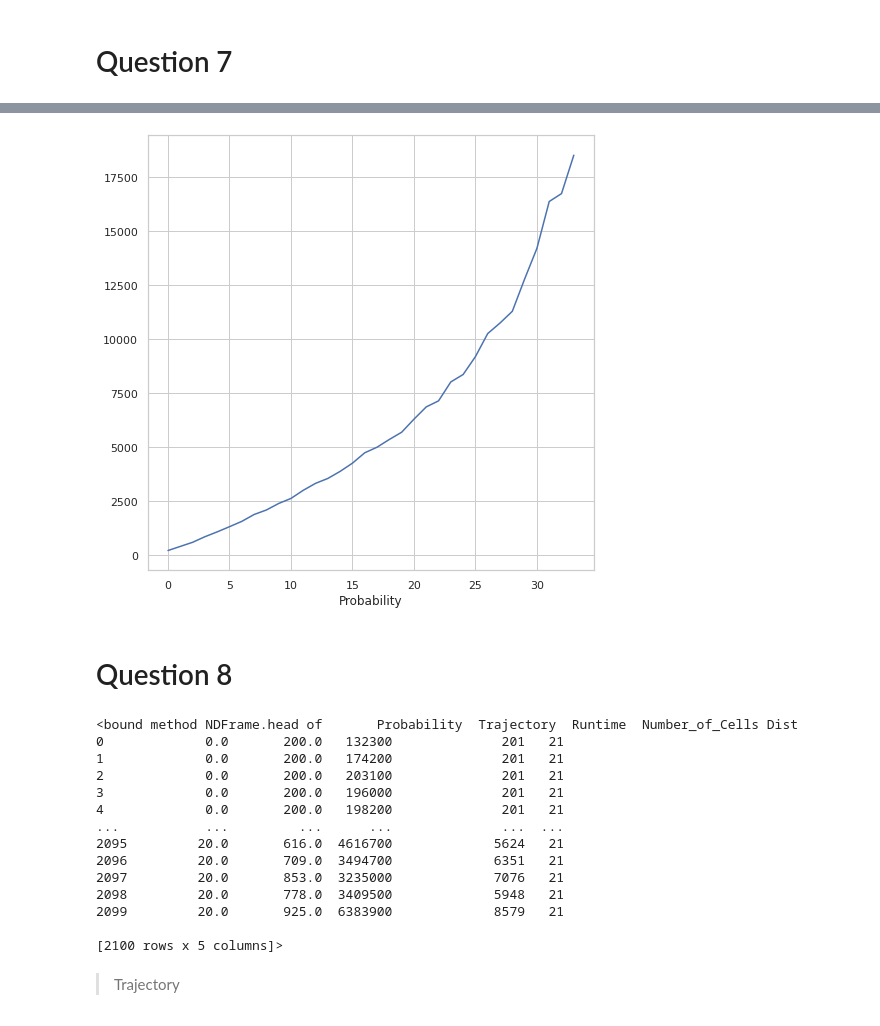
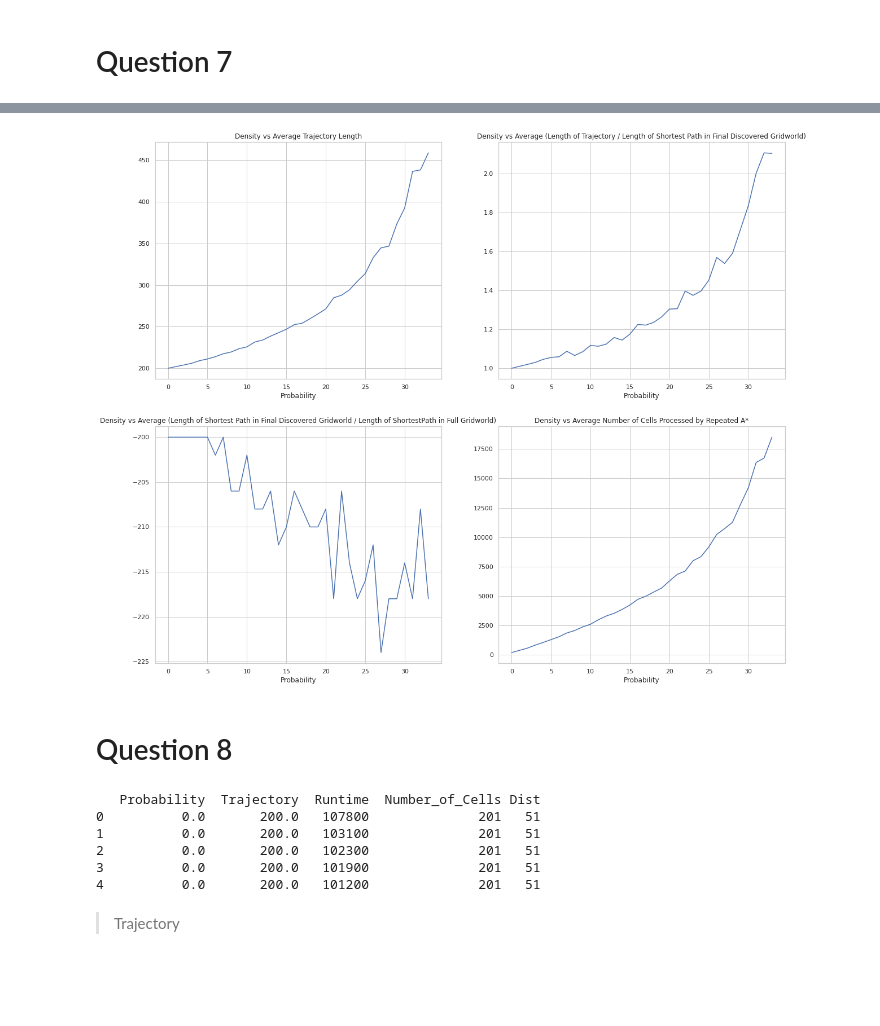
Before and after one commit to yuju1998/A-Search-520, a Jupyter notebook: Data/Plots-and-Analysis/Voyage_to_the_Unknown.ipynb, the cells around one changed output, grey strips where cells are left out. Cells and saved outputs as stored; diff of their text form; code cells hidden in the pictures; blank space fills up the shorter version.

```diff
--- a/Data/Plots-and-Analysis/Voyage_to_the_Unknown.ipynb
+++ b/Data/Plots-and-Analysis/Voyage_to_the_Unknown.ipynb
@@ -158,16 +123,42 @@ q7_3_line = sns.lineplot(data=q7_3_shortest_d, x='Probability', y=q7_3_shortest_
-# %%
-q7_4_mean = q7_dt.groupby(['Probability'])['Number_of_Cells'].mean()
-plt.figure(figsize=(8, 8))
-q7_4_line = sns.lineplot(data=q7_4_mean, x='Probability', y=q7_4_mean.values)
-# %% [output]
-[figure, removed]
+# %%
+# Density vs Average Trajectory Length
+q7_1_mean = q7_dt.groupby(['Probability'])['Trajectory'].mean()
+plt.figure(figsize=(20, 17))
+plt.subplot(2, 2, 1)
+plt.title("Density vs Average Trajectory Length")
+q7_1_line = sns.lineplot(data=q7_1_mean, x='Probability', y=q7_1_mean.values)
+
+# Density vs Average (Length of Trajectory / Length of Shortest Path in Final Discovered Gridworld)
+q7_2 = pd.concat([q7['Probability'], q7['Path Length (Repeated A*'].rename('Trajectory')], axis=1)
+q7_2_shortest = q7_dt.groupby(['Probability'])['Discovered'].quantile([0])
+q7_2_mean = q7_2.groupby(['Probability'])['Trajectory'].mean()
+#print(q7_2_mean, q7_2_shortest.values, q7_2_mean/q7_2_shortest.values)
+plt.subplot(2, 2, 2)
+plt.title("Density vs Average (Length of Trajectory / Length of Shortest Path in Final Discovered Gridworld)")
+q7_2_line = sns.lineplot(data=q7_2_mean, x='Probability', y=q7_2_mean.values/q7_2_shortest.values)
+
+# Density vs Average (Length of Shortest Path in Final Discovered Gridworld / Length of ShortestPath in Full Gridworld)
+q7_3_shortest_d = q7_dt.groupby(['Probability'])['Discovered'].quantile([0])
+q7_3_shortest_f = q7_dt.groupby(['Probability'])['Full'].quantile([0])
+#print(q7_3_shortest_d.values, '\n', q7_3_shortest_f.values, '\n', )
+plt.subplot(2, 2, 3)
+plt.title("Density vs Average (Length of Shortest Path in Final Discovered Gridworld / Length of ShortestPath in Full Gridworld)")
+q7_3_line = sns.lineplot(data=q7_3_shortest_d, x='Probability', y=q7_3_shortest_d.values/q7_3_shortest_f.values)
+
+# Density vs Average Number of Cells Processed by Repeated A*
+q7_4_mean = q7_dt.groupby(['Probability'])['Number_of_Cells'].mean()
+plt.subplot(2, 2, 4)
+plt.title("Density vs Average Number of Cells Processed by Repeated A*")
+q7_4_line = sns.lineplot(data=q7_4_mean, x='Probability', y=q7_4_mean.values)
+# %% [output]
+[figure, added]
 # %% [markdown]
 # Question 8
 # %%
 q8_dt_ls = []
-for i in range(12,22):
+for i in range(12,23):
   q8_dt_ls.append(pd.read_csv(path + "/" + files[i]))
-q8_dist = ['1', '11', '16', '21', '26', '31', '36', '41', '46', '51']
+q8_dist = ['1', '11', '16', '21', '26', '31', '36', '41', '46', '51', '16']
 for i in range(len(q8_dt_ls)):
   q8_dt_ls[i] = pd.concat([
                q8_dt_ls[i]['Probability'],
@@ -176,22 +167,16 @@ for i in range(len(q8_dt_ls)):
                q8_dt_ls[i]['Number of Cells Processed'].rename("Number_of_Cells")
                ], axis=1)
   q8_dt_ls[i]['Dist'] = q8_dist[i]
-print(q8_dt_ls[3].head)
+q8_dt_ls.insert(1, q8_dt_ls[len(q8_dt_ls)-1])
+del q8_dt_ls[len(q8_dt_ls)-1]
+print(q8_dt_ls[10].head())
 # %% [output]
-<bound method NDFrame.head of       Probability  Trajectory  Runtime  Number_of_Cells Dist
-0             0.0       200.0   132300              201   21
-1             0.0       200.0   174200              201   21
-2             0.0       200.0   203100              201   21
-3             0.0       200.0   196000              201   21
-4             0.0       200.0   198200              201   21
-...           ...         ...      ...              ...  ...
-2095         20.0       616.0  4616700             5624   21
-2096         20.0       709.0  3494700             6351   21
-2097         20.0       853.0  3235000             7076   21
-2098         20.0       778.0  3409500             5948   21
-2099         20.0       925.0  6383900             8579   21
-
-[2100 rows x 5 columns]>
+   Probability  Trajectory  Runtime  Number_of_Cells Dist
+0          0.0       200.0   107800              201   51
+1          0.0       200.0   103100              201   51
+2          0.0       200.0   102300              201   51
+3          0.0       200.0   101900              201   51
+4          0.0       200.0   101200              201   51
 # %%
 q8_trty = pd.concat([
            q8_dt_ls[0]['Probability'],
```
Also changed, not shown: parts of 34 cells of this notebook.
